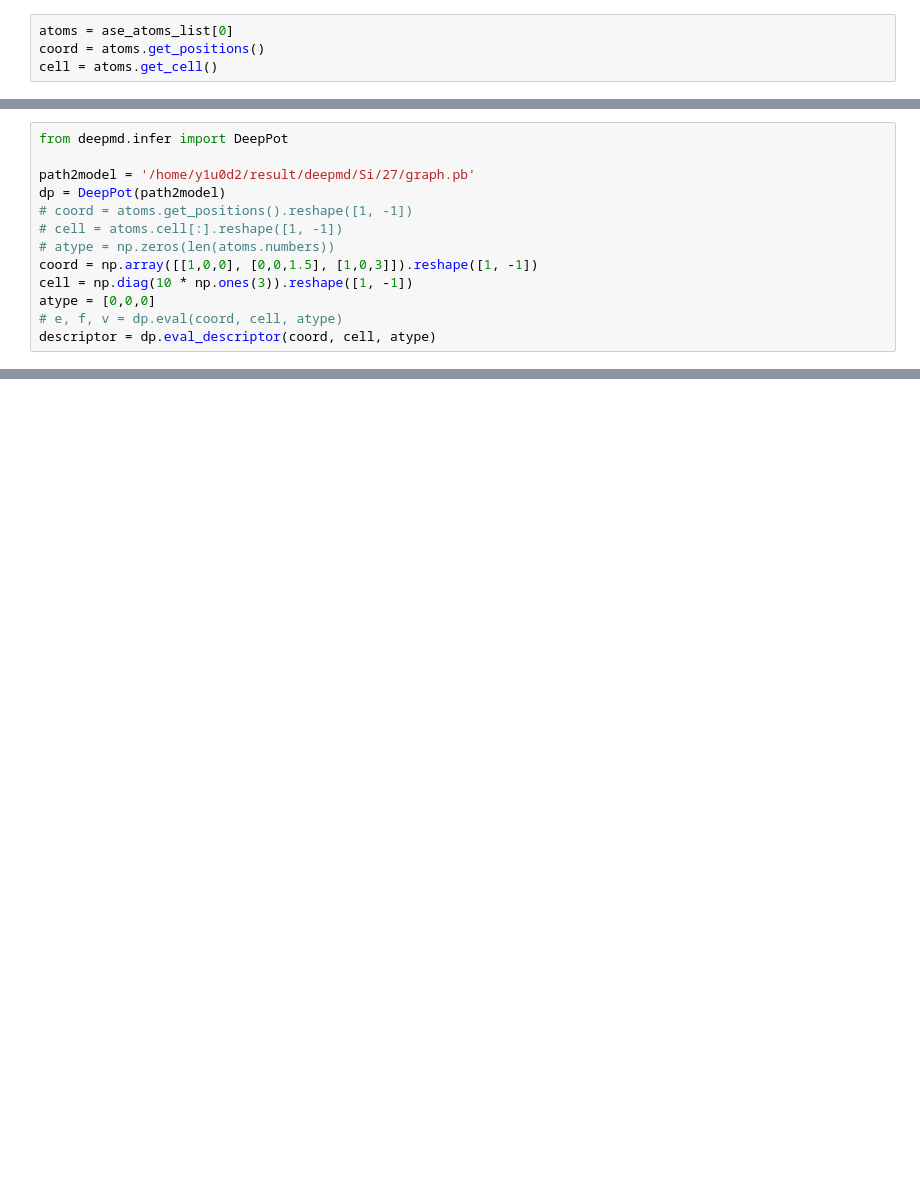
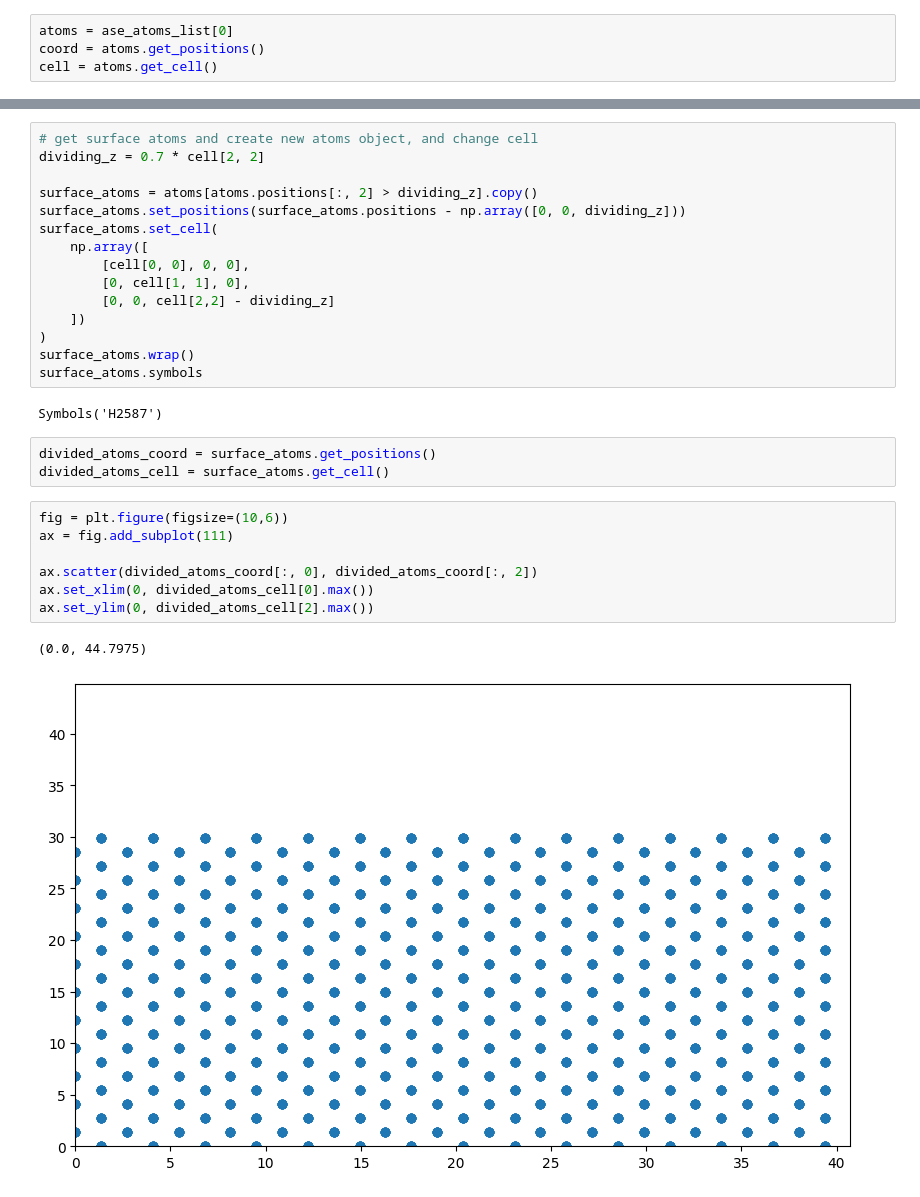
Before and after one commit to y1u0d2a1i/mlp_tools, a Jupyter notebook: notebooks/parser/lmp_parser.ipynb, the cells around one changed output, grey strips where cells are left out. Drawn from its saved outputs; the diff is of its cells as text; blank space fills up the shorter version.

Commit message:
add atom extraction

```diff
--- a/notebooks/parser/lmp_parser.ipynb
+++ b/notebooks/parser/lmp_parser.ipynb
@@ -134,13 +53,0 @@ sns.stripplot(data=descriptor[0][:, 0])
-# %%
-from deepmd.infer import DeepPot
-
-path2model = '/home/y1u0d2/result/deepmd/Si/27/graph.pb'
-dp = DeepPot(path2model)
-# coord = atoms.get_positions().reshape([1, -1])
-# cell = atoms.cell[:].reshape([1, -1])
-# atype = np.zeros(len(atoms.numbers))
-coord = np.array([[1,0,0], [0,0,1.5], [1,0,3]]).reshape([1, -1])
-cell = np.diag(10 * np.ones(3)).reshape([1, -1])
-atype = [0,0,0]
-# e, f, v = dp.eval(coord, cell, atype)
-descriptor = dp.eval_descriptor(coord, cell, atype)
@@ -202,0 +54,30 @@ array([[1762.76972171,  115.49331539, 1030.22718983,  115.49331539,
+# %%
+# get surface atoms and create new atoms object, and change cell
+dividing_z = 0.7 * cell[2, 2]
+
+surface_atoms = atoms[atoms.positions[:, 2] > dividing_z].copy()
+surface_atoms.set_positions(surface_atoms.positions - np.array([0, 0, dividing_z]))
+surface_atoms.set_cell(
+    np.array([
+        [cell[0, 0], 0, 0],
+        [0, cell[1, 1], 0],
+        [0, 0, cell[2,2] - dividing_z]
+    ])
+)
+surface_atoms.wrap()
+surface_atoms.symbols
+# %% [output]
+Symbols('H2587')
+# %%
+divided_atoms_coord = surface_atoms.get_positions()
+divided_atoms_cell = surface_atoms.get_cell()
+# %%
+fig = plt.figure(figsize=(10,6))
+ax = fig.add_subplot(111)
+
+ax.scatter(divided_atoms_coord[:, 0], divided_atoms_coord[:, 2])
+ax.set_xlim(0, divided_atoms_cell[0].max())
+ax.set_ylim(0, divided_atoms_cell[2].max())
+# %% [output]
+(0.0, 44.7975)
+[figure, added]
```
Also changed, not shown: parts of 16 cells of this notebook, 2 other files.
